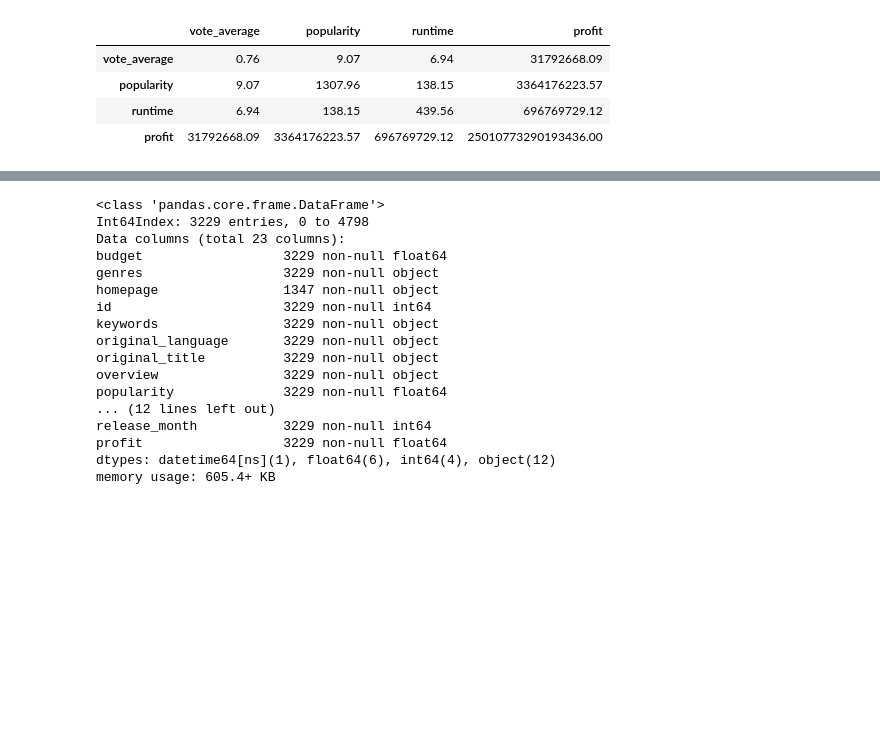
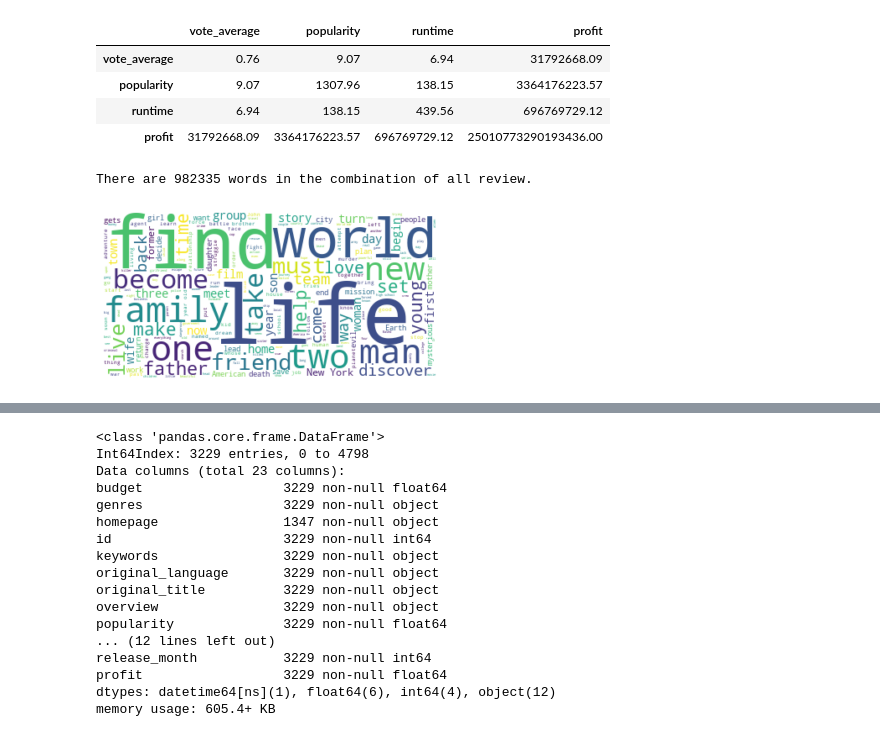
Before and after one commit to juandsep/imbd_project, a Jupyter notebook: imbd.ipynb, the cells around one changed output, grey strips where cells are left out. Saved outputs shown, nothing was run; the diff lists cells and outputs as text; code cells hidden in the pictures; blank space fills up the shorter version.

Commit message:
word clouds y otras mejoras

```diff
--- a/imbd.ipynb
+++ b/imbd.ipynb
@@ -254,3 +272,23 @@ movies[['vote_average', 'popularity', 'runtime', 'profit']].cov()
 | popularity | 9.07 | 1307.96 | 138.15 | 3364176223.57 |
 | runtime | 6.94 | 138.15 | 439.56 | 696769729.12 |
 | profit | 31792668.09 | 3364176223.57 | 696769729.12 | 25010773290193436.00 |
+# %%
+#nube de palabras
+text = " ".join(overview for overview in movies.overview)
+print ("There are {} words in the combination of all review.".format(len(text)))
+# %% [output]
+There are 982335 words in the combination of all review.
+# %%
+# Create stopword list:
+stopwords = set(STOPWORDS)
+stopwords.update(["will"])
+
+# Generate a word cloud image
+wordcloud = WordCloud(stopwords=stopwords, background_color="white").generate(text)
+
+# Display the generated image:
+plt.imshow(wordcloud, interpolation='bilinear')
+plt.axis("off")
+plt.show()
+# %% [output]
+[figure, added]
```
Also changed, not shown: parts of 21 cells of this notebook.
